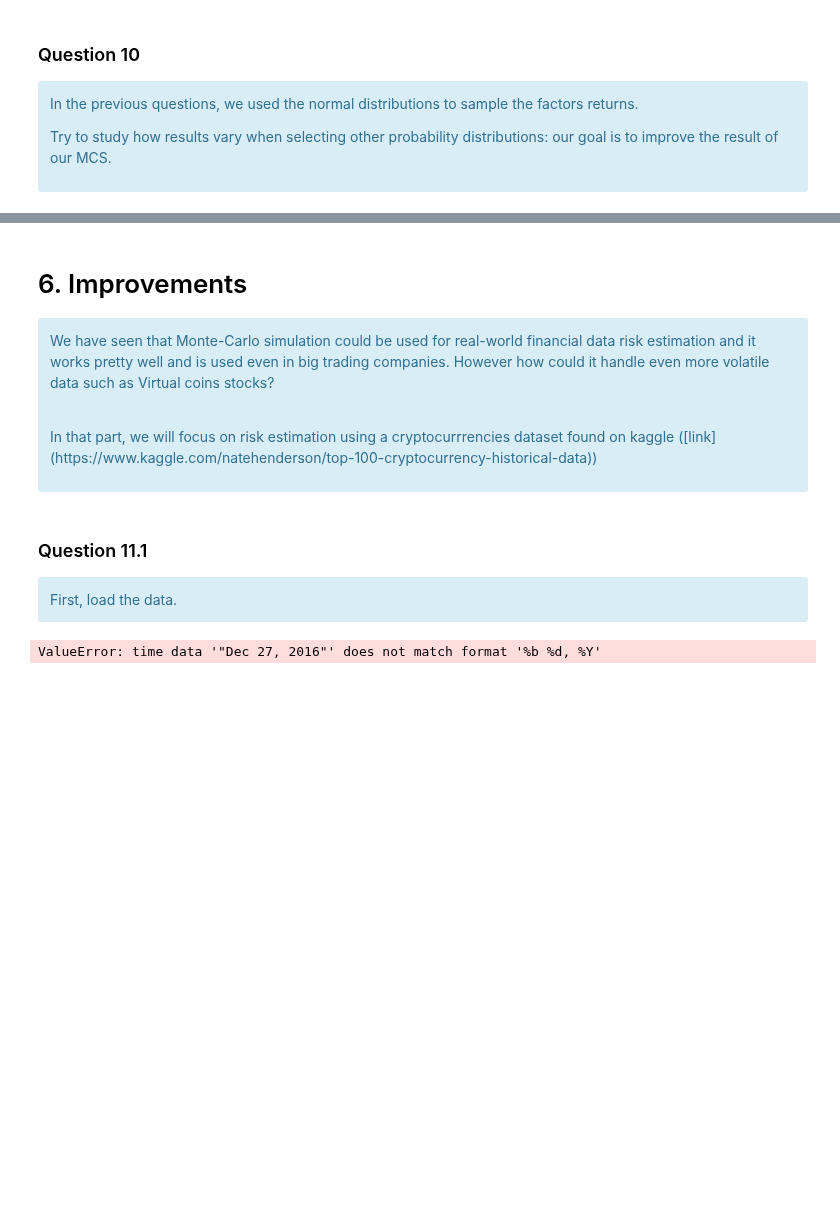
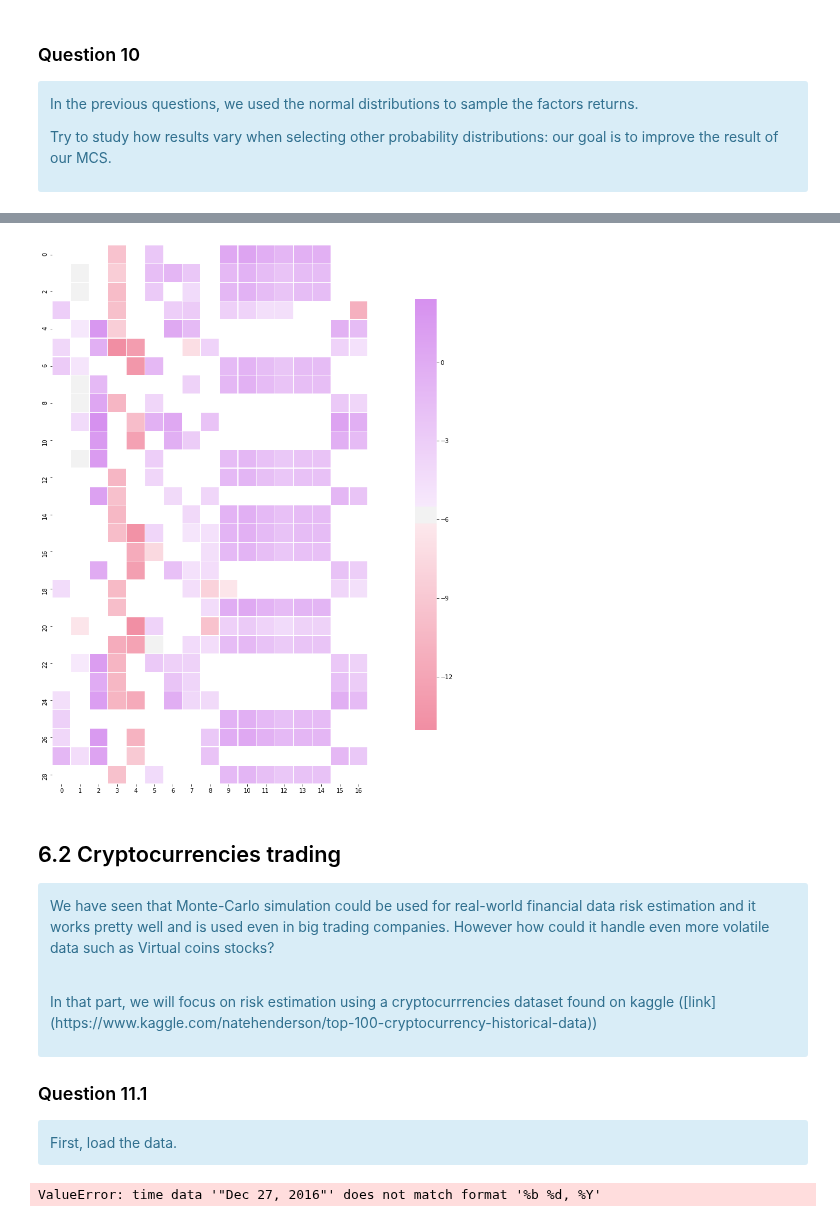
Before and after one commit to intv0id/AML_Course, a Jupyter notebook: 2-MC/MC.ipynb, the cells around one changed output, grey strips where cells are left out. Saved outputs shown, nothing was run; the diff lists cells and outputs as text; code cells hidden in the pictures; blank space fills up the shorter version.

Commit message:
Improvements on featurizer

```diff
--- a/2-MC/MC.ipynb
+++ b/2-MC/MC.ipynb
@@ -1677,15 +1688,42 @@ Try to study how results vary when selecting other probability distributions: ou
+# %%
+def diff(x):
+    differential = list(np.diff(x))
+    return [differential[0]]+differential
+
+functions = [np.vectorize(squared), np.vectorize(squareRooted), np.vectorize(identity), diff]
+
+def improvedFeaturize(factorReturns, vectorizedFunctions=functions):
+    return reduce(
+        lambda a, b: a+b,
+        (list(f(factorReturns)) for f in vectorizedFunctions)
+    )
+# %%
+improvedFactorFeatures = list(map(improvedFeaturize,factorMat))
+
+# OLS require parameter is a numpy array
+improved_factor_columns = np.array(improvedFactorFeatures)
+
+#add a constant - the intercept term for each instrument i.
+improved_factor_columns = sm.add_constant(improved_factor_columns, prepend=True)
+
+# estimate weights
+improvedWeights = [estimateParams(stockReturns, improved_factor_columns) for stockReturns in stocksReturns]
+# %%
+plot_weights(improvedWeights)
+# %% [output]
+[figure, added]
 # %% [markdown]
-# 6. Improvements
+## 6.2 Cryptocurrencies trading
 <div class="alert alert-info">
 <p>We have seen that Monte-Carlo simulation could be used for real-world financial data risk estimation and it works pretty well and is used even in big trading companies. However how could it handle even more volatile data such as Virtual coins stocks?</p>
 <br>
 <p>In that part, we will focus on risk estimation using a cryptocurrrencies dataset found on kaggle ([link](https://www.kaggle.com/natehenderson/top-100-cryptocurrency-historical-data))</p>
 </div>
+
+### Question 11.1
+<div class="alert alert-info">
+First, load the data.
+</div>
-# %% [markdown]
-### Question 11.1
-<div class="alert alert-info">
-First, load the data.
-</div>
 # %%
 crypto_folder = "crypto-risk"
 cryptoFiles = [join(crypto_folder, f) for f in listdir(crypto_folder) if isfile(join(crypto_folder, f))]
```
Also changed, not shown: parts of 2 cells of this notebook.
